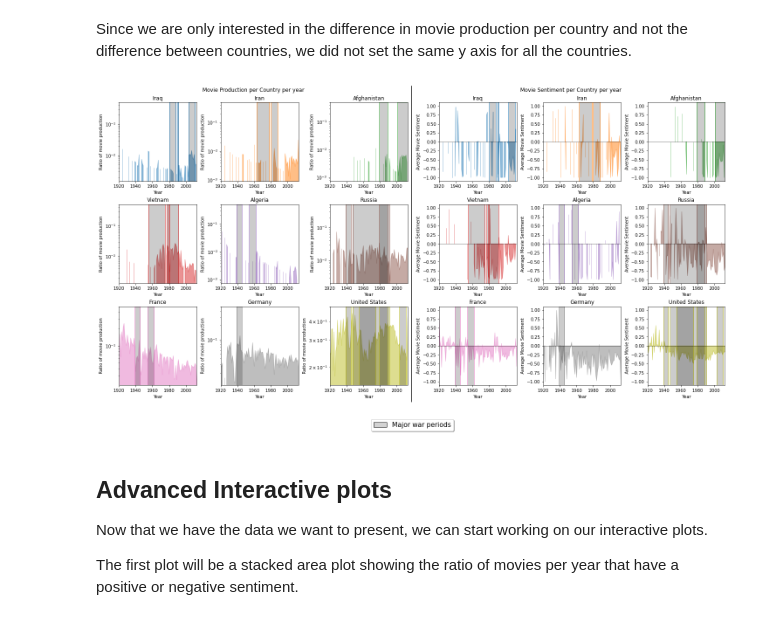
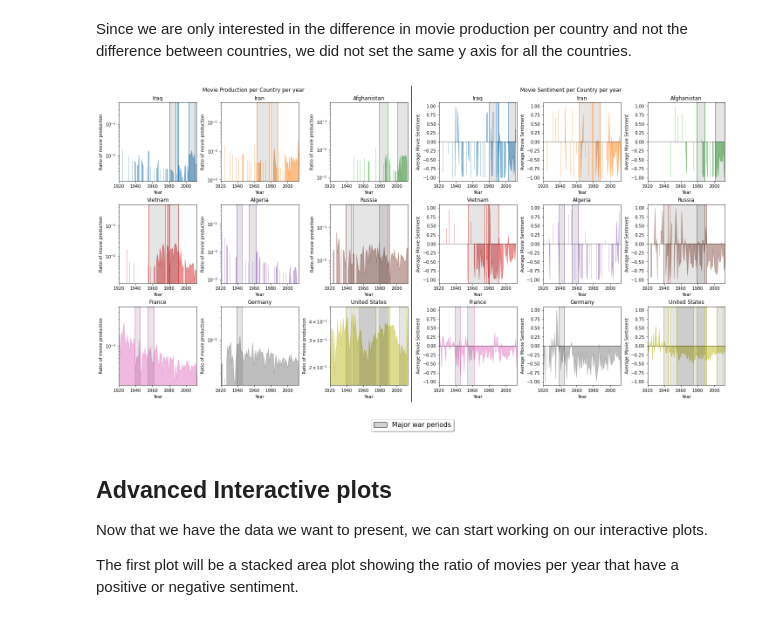
Before and after one commit to epfl-ada/ada-2022-project-abracadabra2022, a Jupyter notebook: country_plots.ipynb, the cells around one changed output. Cells and saved outputs as stored; diff of their text form; code cells hidden in the pictures.

Commit message:
Added new plot

```diff
--- a/country_plots.ipynb
+++ b/country_plots.ipynb
@@ -227,7 +227,7 @@ for innerind, ax in enumerate(axs.flat):
     # Add the war rectangles
     for i, war in enumerate(war_dates[innerind]):
         rect_fill = patches.Rectangle((war[0], 0), war[1]-war[0], 0.5,
-         linewidth=1, edgecolor='black', facecolor='black', alpha=0.2)
+         linewidth=1, edgecolor='black', facecolor='black', alpha=0.1)
 
         rect_outline = patches.Rectangle((war[0], 0), war[1]-war[0], 0.5,
          linewidth=1, edgecolor=color_cycle[innerind], facecolor='none', alpha=1)
@@ -242,35 +242,35 @@ axs.flat[5].plot([1.05, 1.05], [2.5, -1.5], transform=axs.flat[5].transAxes, cli
 subfigs_flat[1].suptitle("Movie Sentiment per Country per year", fontsize='large')
 axs = subfigs_flat[1].subplots(3, 3)
 
 # Iterate over the grids and plot the sentiment data for each country
 for innerind, ax in enumerate(axs.flat):
 
     ax.set_title(country_list[innerind])
     ax.fill_between(pt_g_sent.index, pt_g_sent[country_list[innerind]], alpha=0.5, color = color_cycle[innerind])
     ax.set_xlim(1920, 2013)
     ax.set_ylim(-1.1,1.1)
     ax.set_xlabel("Year")
     ax.set_ylabel("Average Movie Sentiment")
     ax.axhline(y=0, color='black', linestyle='-', linewidth=0.5)
 
     # Add the war rectangles
     for i, war in enumerate(war_dates[innerind]):
         rect_fill = patches.Rectangle((war[0], -1.1), war[1]-war[0], 2.2,
-         linewidth=1, edgecolor='black', facecolor='black', alpha=0.2)
+         linewidth=1, edgecolor='black', facecolor='black', alpha=0.1)
 
         rect_outline = patches.Rectangle((war[0], -1.1), war[1]-war[0], 2.2,
          linewidth=1, edgecolor=color_cycle[innerind], facecolor='none', alpha=1)
         ax.add_patch(rect_fill)
         ax.add_patch(rect_outline)
 
 # Add a legend to the bottom of the figure
 gray_patch = patches.Patch(edgecolor='Black', facecolor='lightgray', label='Major war periods')
 fig.legend(handles=[gray_patch], loc='upper center', bbox_to_anchor=(0.5, -0.05),
           fancybox=True, shadow=True, prop={'size': 15})
 
 plt.show()
 # %% [output]
-[figure, old version]
+[figure, new version]
 # %% [markdown]
 ## Advanced Interactive plots
 
```
Also changed, not shown: parts of 3 cells of this notebook, 1 other file.
